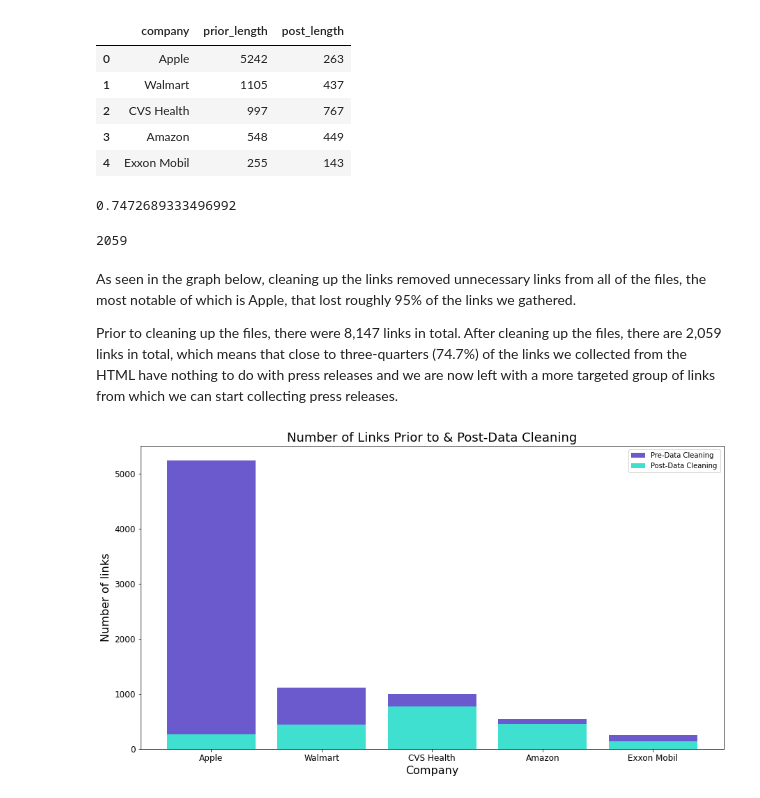
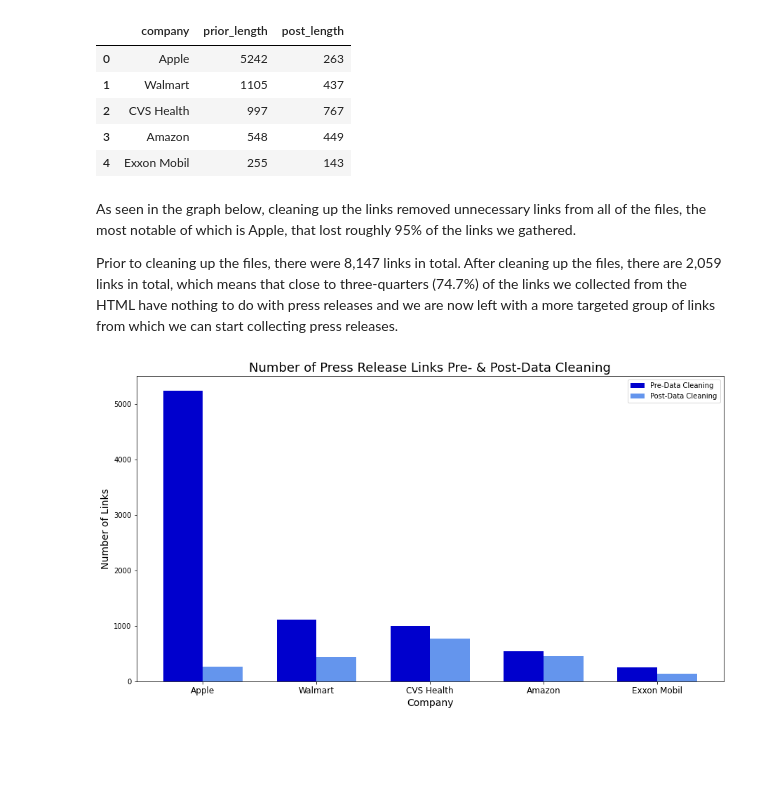
Before and after one commit to danielmberry/fortune-100-company-press-release-language-analysis, a Jupyter notebook: code/04-parse-html-from-files.ipynb, the cells around one changed output. Drawn from its saved outputs; the diff is of its cells as text; code cells hidden in the pictures; blank space fills up the shorter version.

Commit message:
updated graph

```diff
--- a/code/04-parse-html-from-files.ipynb
+++ b/code/04-parse-html-from-files.ipynb
@@ -177,37 +177,44 @@ lengths
 | 2 | CVS Health | 997 | 767 |
 | 3 | Amazon | 548 | 449 |
 | 4 | Exxon Mobil | 255 | 143 |
-# %%
-(lengths.prior_length.sum()-lengths.post_length.sum())/lengths.prior_length.sum()
-# %% [output]
-0.7472689333496992
-# %%
-lengths.post_length.sum()
-# %% [output]
-2059
 # %% [markdown]
 As seen in the graph below, cleaning up the links removed unnecessary links from all of the files, the most notable of which is Apple, that lost roughly 95% of the links we gathered.
 
 Prior to cleaning up the files, there were 8,147 links in total. After cleaning up the files, there are 2,059 links in total, which means that close to three-quarters (74.7%) of the links we collected from the HTML have nothing to do with press releases and we are now left with a more targeted group of links from which we can start collecting press releases.
-# %%
-fig, ax = plt.subplots(figsize=(15, 8))
-
-ax.bar(lengths.company,
-       lengths.prior_length,
-       label='Pre-Data Cleaning',
-       color='slateblue')
-ax.bar(lengths.company,
-       lengths.post_length,
-       label='Post-Data Cleaning',
-       color='turquoise')
-ax.set_title('Number of Links Prior to & Post-Data Cleaning',
-             fontdict={'fontsize': 18})
-ax.set_xlabel('Company', fontdict={'fontsize': 16})
-ax.set_ylabel('Number of links', fontdict={'fontsize': 16})
-ax.set_xticklabels(lengths.company, fontdict={'fontsize': 12})
-ax.set_yticklabels(range(0, 6000, 1000), fontdict={'fontsize': 12})
-ax.legend();
-
-fig.savefig('../assets/links_pre_post_cleaning.png')
-# %% [output]
-[figure, removed]
+# %%
+# create a graph showing the number of of press release links
+# in the files before and after cleaning them up
+
+xlabels = np.arange(5)
+width = .35
+companies = lengths.company
+
+fig, ax = plt.subplots(figsize=(15, 8))
+
+ax.bar(xlabels - width / 2,
+       lengths.prior_length,
+       width,
+       label='Pre-Data Cleaning',
+       color='mediumblue')
+
+ax.bar(xlabels + width / 2,
+       lengths.post_length,
+       width,
+       label='Post-Data Cleaning',
+       color='cornflowerblue')
+
+ax.set_xticks(ax.get_xticks().tolist()[1:6])
+ax.set_xticklabels(companies, fontdict={'fontsize': 12})
+ax.set_xlabel('Company', fontdict={'fontsize': 14})
+
+# ax.set_yticklabels(range(0, 260, 50), fontdict={'fontsize': 12})
+ax.set_ylabel('Number of Links', fontdict={'fontsize': 14})
+
+ax.set_title(
+    'Number of Press Release Links Pre- & Post-Data Cleaning',
+    fontdict={'fontsize': 18})
+
+ax.legend();
+# fig.savefig('../assets/links_pre_post_cleaning.png')
+# %% [output]
+[figure, added]
```
Also changed, not shown: parts of 1 cell of this notebook, 1 other file.
